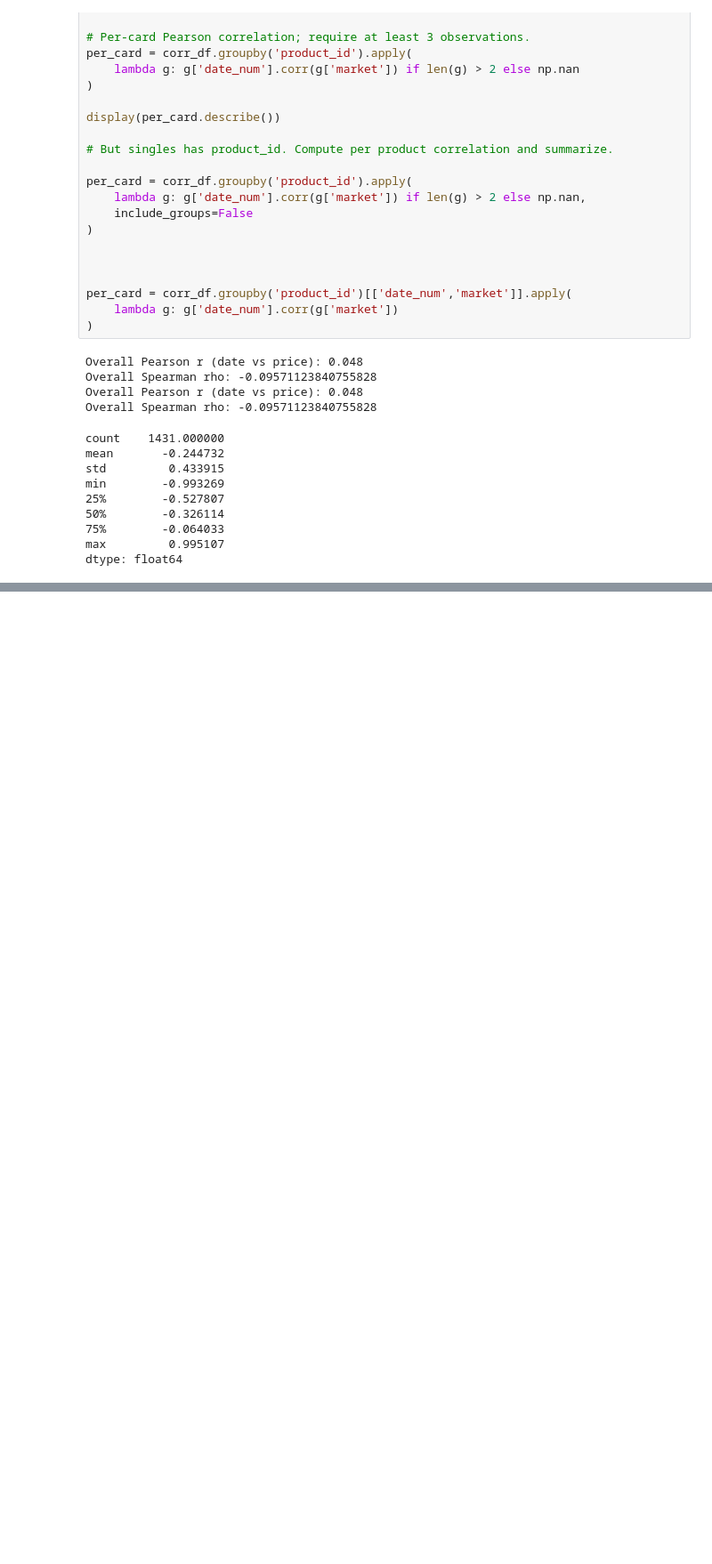
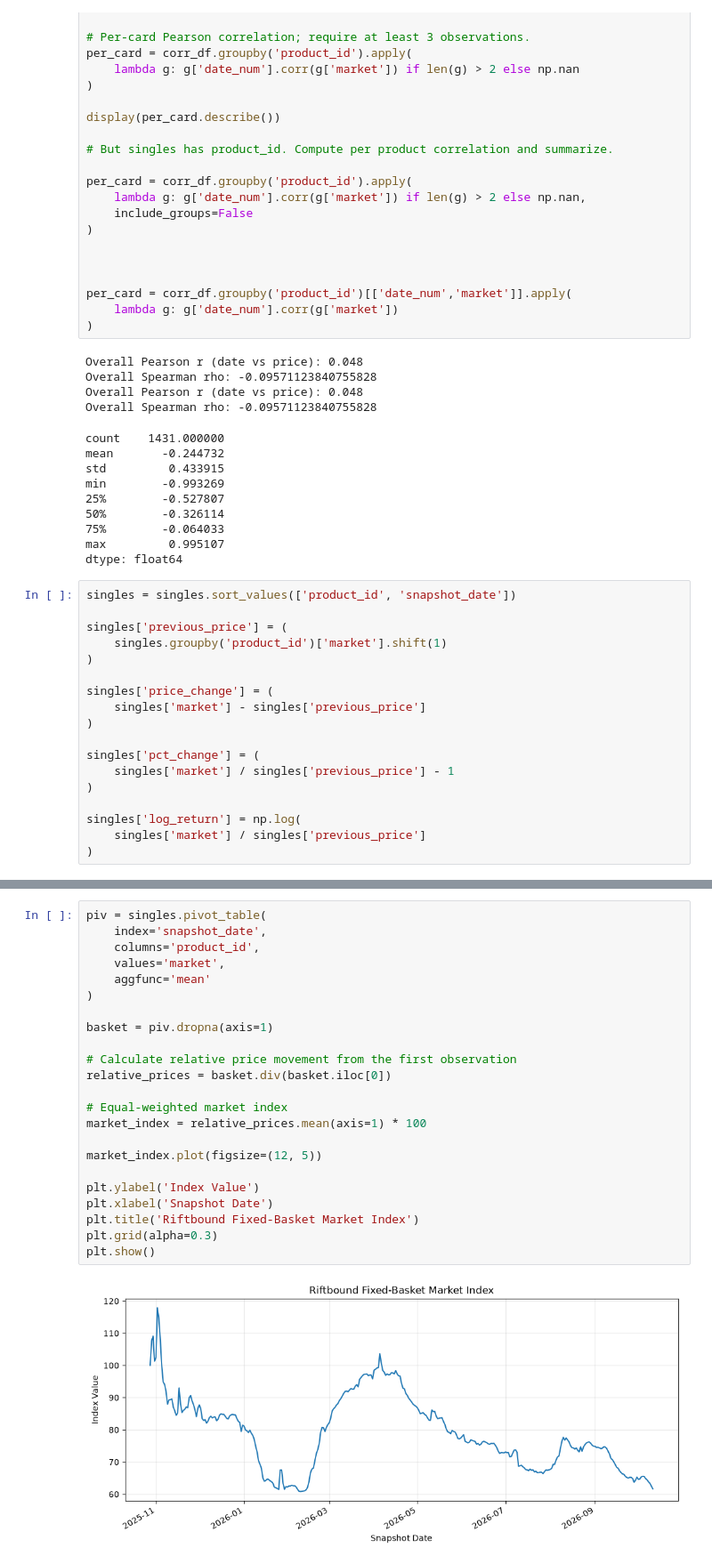
Before and after one commit to Ashalo/Collectible-Card-Market-Analysis, a Jupyter notebook: main.ipynb, the cells around one changed output, grey strips where cells are left out. Shown at 89% size. Cells and saved outputs as stored; diff of their text form; blank space fills up the shorter version.

Commit message:
market structure analysis

```diff
--- a/main.ipynb
+++ b/main.ipynb
@@ -405,3 +405,21 @@ min        -0.993269
 75%        -0.064033
 max         0.995107
 dtype: float64
+# %%
+singles = singles.sort_values(['product_id', 'snapshot_date'])
+
+singles['previous_price'] = (
+    singles.groupby('product_id')['market'].shift(1)
+)
+
+singles['price_change'] = (
+    singles['market'] - singles['previous_price']
+)
+
+singles['pct_change'] = (
+    singles['market'] / singles['previous_price'] - 1
+)
+
+singles['log_return'] = np.log(
+    singles['market'] / singles['previous_price']
+)
@@ -407,0 +512,25 @@ dtype: float64
+# %%
+piv = singles.pivot_table(
+    index='snapshot_date',
+    columns='product_id',
+    values='market',
+    aggfunc='mean'
+)
+
+basket = piv.dropna(axis=1)
+
+# Calculate relative price movement from the first observation
+relative_prices = basket.div(basket.iloc[0])
+
+# Equal-weighted market index
+market_index = relative_prices.mean(axis=1) * 100
+
+market_index.plot(figsize=(12, 5))
+
+plt.ylabel('Index Value')
+plt.xlabel('Snapshot Date')
+plt.title('Riftbound Fixed-Basket Market Index')
+plt.grid(alpha=0.3)
+plt.show()
+# %% [output]
+[figure, added]
```
Also changed, not shown: parts of 2 cells of this notebook.
